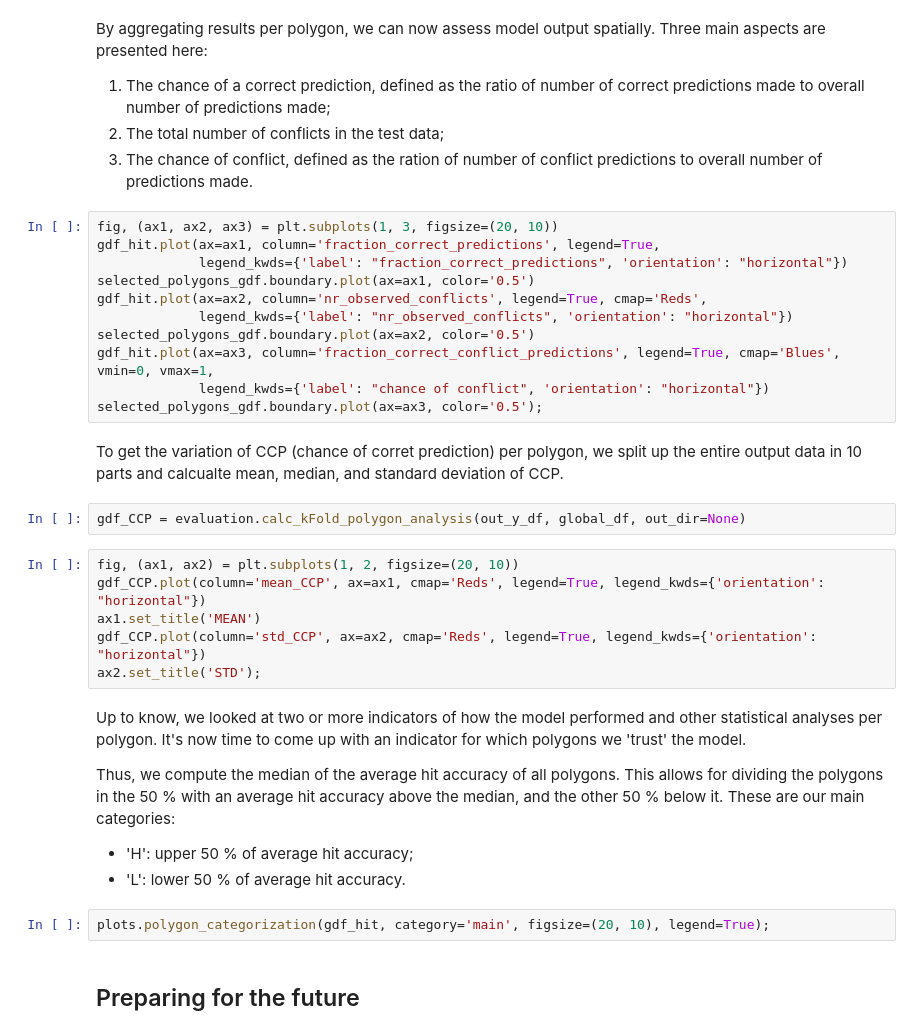
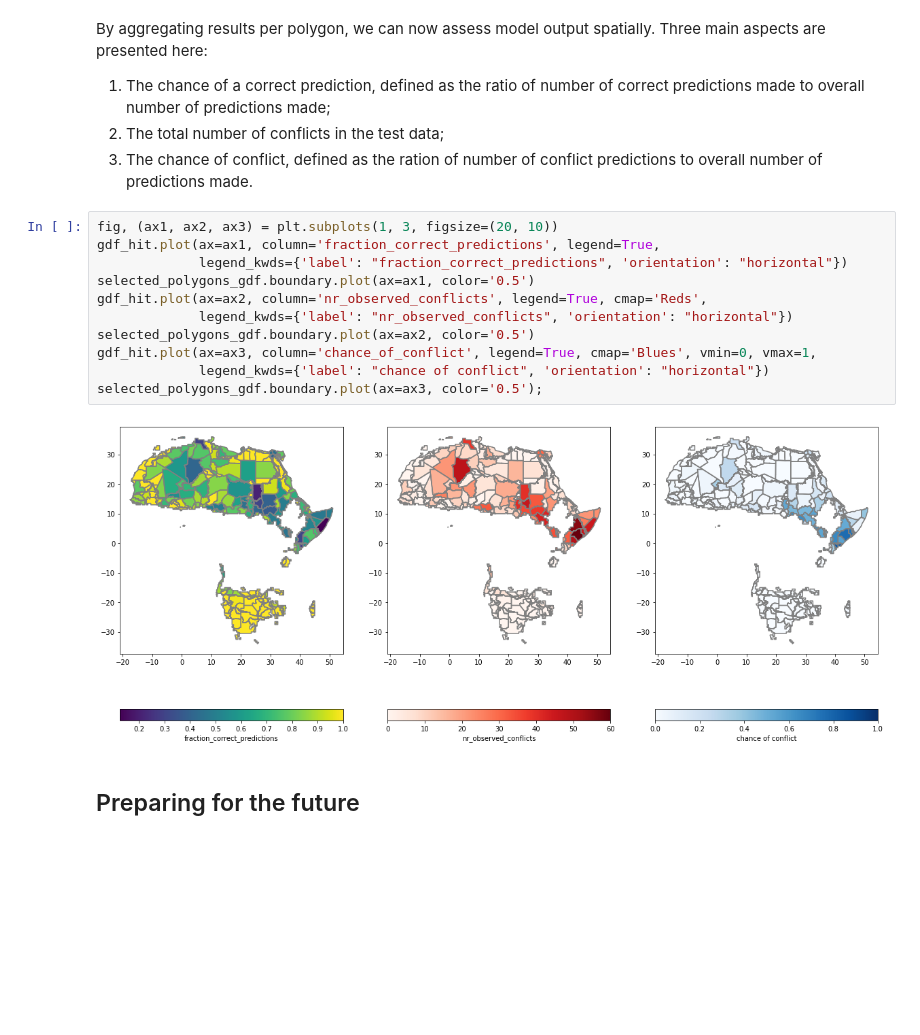
Before and after one commit to JannisHoch/copro, a Jupyter notebook: example/nb03_model_execution_and_evaluation.ipynb, the cells around one changed output. Saved outputs shown, nothing was run; the diff lists cells and outputs as text; blank space fills up the shorter version.

```diff
--- a/example/nb03_model_execution_and_evaluation.ipynb
+++ b/example/nb03_model_execution_and_evaluation.ipynb
@@ -214,33 +260,16 @@ By aggregating results per polygon, we can now assess model output spatially. Th
 # %%
 fig, (ax1, ax2, ax3) = plt.subplots(1, 3, figsize=(20, 10))
 gdf_hit.plot(ax=ax1, column='fraction_correct_predictions', legend=True,
              legend_kwds={'label': "fraction_correct_predictions", 'orientation': "horizontal"})
 selected_polygons_gdf.boundary.plot(ax=ax1, color='0.5')
 gdf_hit.plot(ax=ax2, column='nr_observed_conflicts', legend=True, cmap='Reds',
              legend_kwds={'label': "nr_observed_conflicts", 'orientation': "horizontal"})
 selected_polygons_gdf.boundary.plot(ax=ax2, color='0.5')
-gdf_hit.plot(ax=ax3, column='fraction_correct_conflict_predictions', legend=True, cmap='Blues', vmin=0, vmax=1,
+gdf_hit.plot(ax=ax3, column='chance_of_conflict', legend=True, cmap='Blues', vmin=0, vmax=1,
              legend_kwds={'label': "chance of conflict", 'orientation': "horizontal"})
 selected_polygons_gdf.boundary.plot(ax=ax3, color='0.5');
+# %% [output]
+[figure, added]
-# %% [markdown]
-To get the variation of CCP (chance of corret prediction) per polygon, we split up the entire output data in 10 parts and calcualte mean, median, and standard deviation of CCP.
-# %%
-gdf_CCP = evaluation.calc_kFold_polygon_analysis(out_y_df, global_df, out_dir=None)
-# %%
-fig, (ax1, ax2) = plt.subplots(1, 2, figsize=(20, 10))
-gdf_CCP.plot(column='mean_CCP', ax=ax1, cmap='Reds', legend=True, legend_kwds={'orientation': "horizontal"})
-ax1.set_title('MEAN')
-gdf_CCP.plot(column='std_CCP', ax=ax2, cmap='Reds', legend=True, legend_kwds={'orientation': "horizontal"})
-ax2.set_title('STD');
-# %% [markdown]
-Up to know, we looked at two or more indicators of how the model performed and other statistical analyses per polygon. It's now time to come up with an indicator for which polygons we 'trust' the model.
-
-Thus, we compute the median of the average hit accuracy of all polygons. This allows for dividing the polygons in the 50 % with an average hit accuracy above the median, and the other 50 % below it. These are our main categories:
-
-* 'H': upper 50 % of average hit accuracy;
-* 'L': lower 50 % of average hit accuracy.
-# %%
-plots.polygon_categorization(gdf_hit, category='main', figsize=(20, 10), legend=True);
 # %% [markdown]
 ## Preparing for the future
 # %% [markdown]
```
Also changed, not shown: parts of 39 cells of this notebook, 8 other files.
